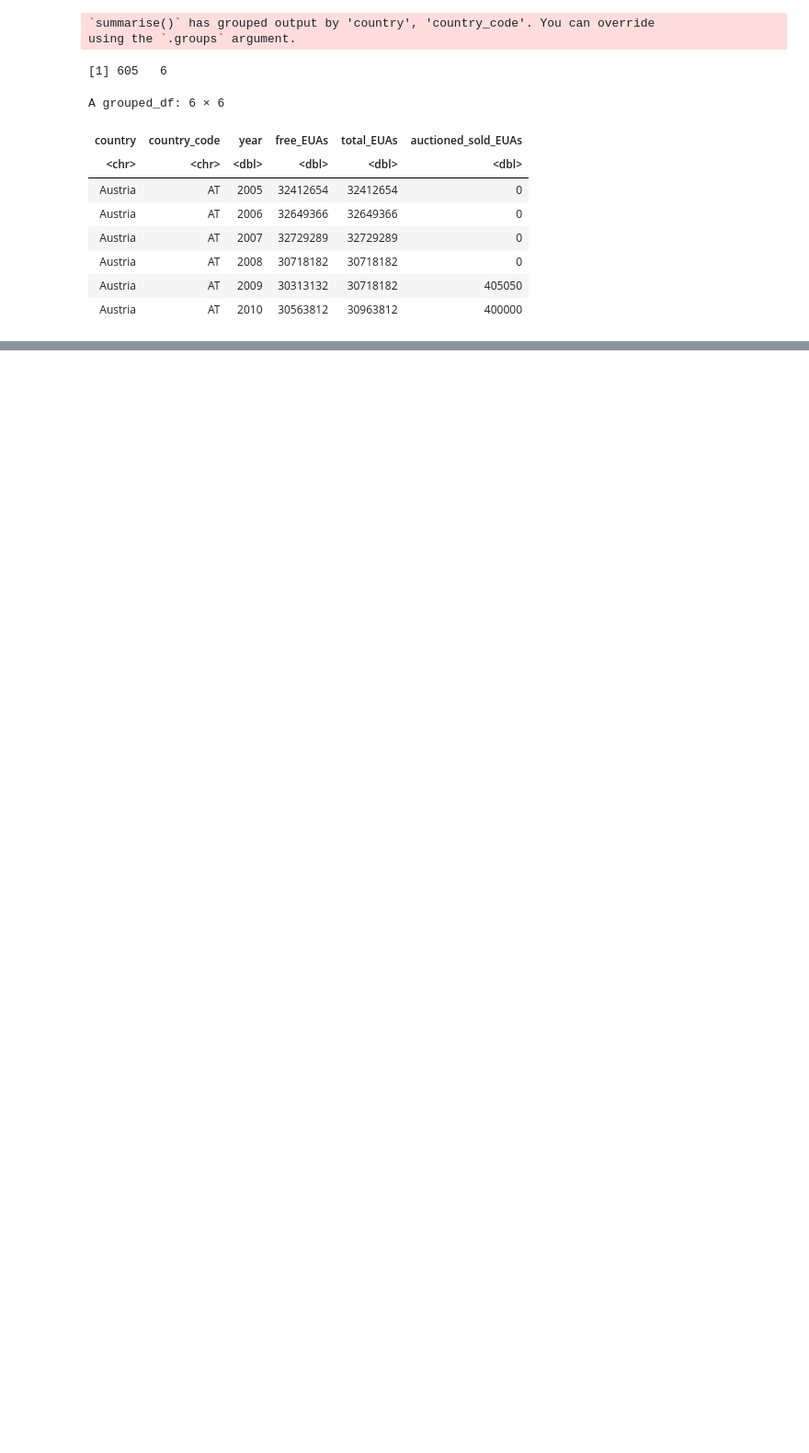
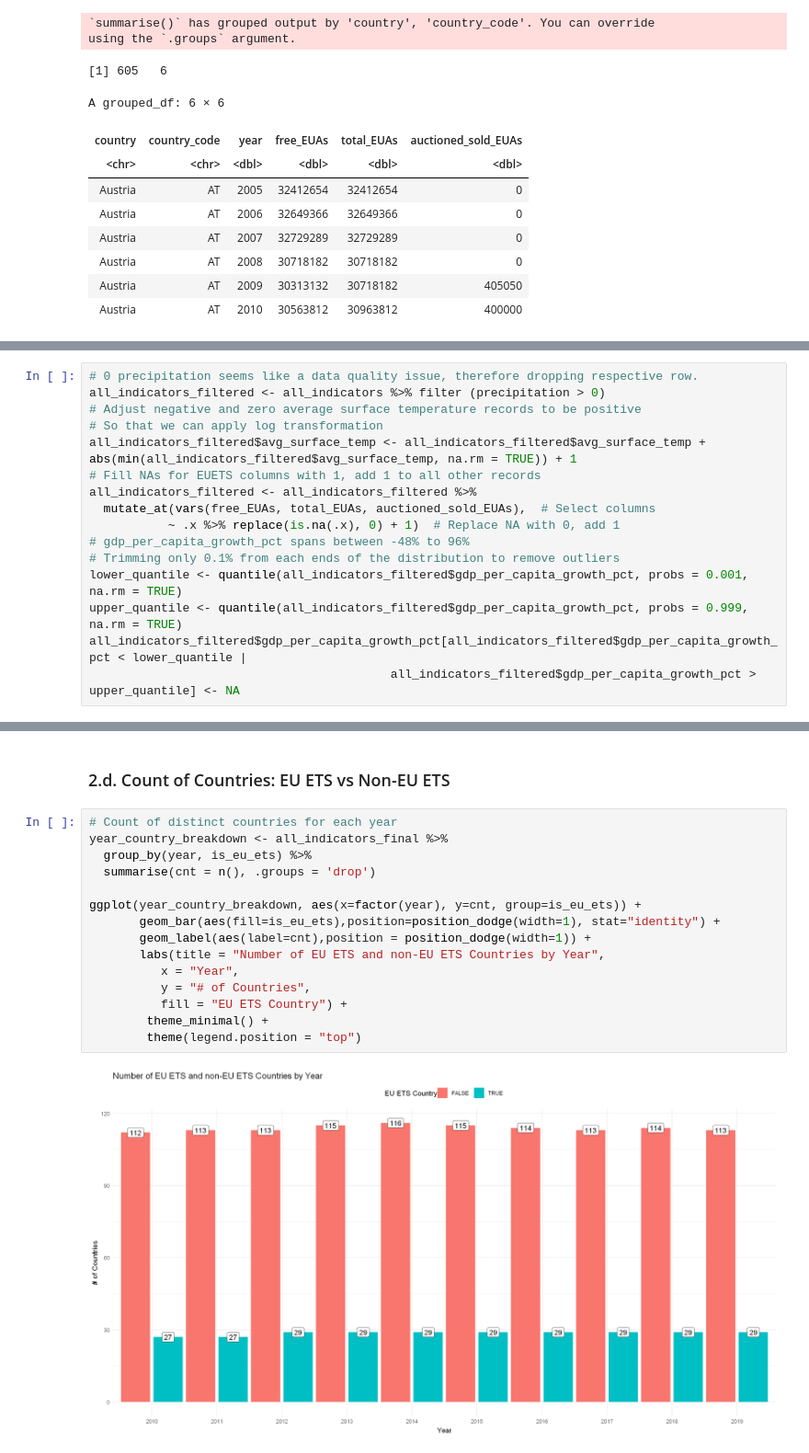
Before and after one commit to huseyinpolat-ds/UW_WNE_DSBA_Master_Thesis_437969, a Jupyter notebook: Thesis_EDA.ipynb, the cells around one changed output, grey strips where cells are left out. Shown at 92% size. Drawn from its saved outputs; the diff is of its cells as text; blank space fills up the shorter version.

```diff
--- a/Thesis_EDA.ipynb
+++ b/Thesis_EDA.ipynb
@@ -758,0 +414,16 @@ Caused by error in `vec_assign()`:
+# %%
+# 0 precipitation seems like a data quality issue, therefore dropping respective row.
+all_indicators_filtered <- all_indicators %>% filter (precipitation > 0)
+# Adjust negative and zero average surface temperature records to be positive
+# So that we can apply log transformation
+all_indicators_filtered$avg_surface_temp <- all_indicators_filtered$avg_surface_temp + abs(min(all_indicators_filtered$avg_surface_temp, na.rm = TRUE)) + 1
+# Fill NAs for EUETS columns with 1, add 1 to all other records
+all_indicators_filtered <- all_indicators_filtered %>%
+  mutate_at(vars(free_EUAs, total_EUAs, auctioned_sold_EUAs),  # Select columns
+           ~ .x %>% replace(is.na(.x), 0) + 1)  # Replace NA with 0, add 1
+# gdp_per_capita_growth_pct spans between -48% to 96%
+# Trimming only 0.1% from each ends of the distribution to remove outliers
+lower_quantile <- quantile(all_indicators_filtered$gdp_per_capita_growth_pct, probs = 0.001, na.rm = TRUE)
+upper_quantile <- quantile(all_indicators_filtered$gdp_per_capita_growth_pct, probs = 0.999, na.rm = TRUE)
+all_indicators_filtered$gdp_per_capita_growth_pct[all_indicators_filtered$gdp_per_capita_growth_pct < lower_quantile |
+                                          all_indicators_filtered$gdp_per_capita_growth_pct > upper_quantile] <- NA
@@ -758,0 +540,19 @@ Caused by error in `vec_assign()`:
+# %% [markdown]
+### 2.d. Count of Countries: EU ETS vs Non-EU ETS
+# %%
+# Count of distinct countries for each year
+year_country_breakdown <- all_indicators_final %>%
+  group_by(year, is_eu_ets) %>%
+  summarise(cnt = n(), .groups = 'drop')
+
+ggplot(year_country_breakdown, aes(x=factor(year), y=cnt, group=is_eu_ets)) +
+       geom_bar(aes(fill=is_eu_ets),position=position_dodge(width=1), stat="identity") +
+       geom_label(aes(label=cnt),position = position_dodge(width=1)) +
+       labs(title = "Number of EU ETS and non-EU ETS Countries by Year",
+          x = "Year",
+          y = "# of Countries",
+          fill = "EU ETS Country") +
+        theme_minimal() +
+        theme(legend.position = "top")
+# %% [output]
+[figure, added]
```
Also changed, not shown: parts of 52 cells of this notebook.
